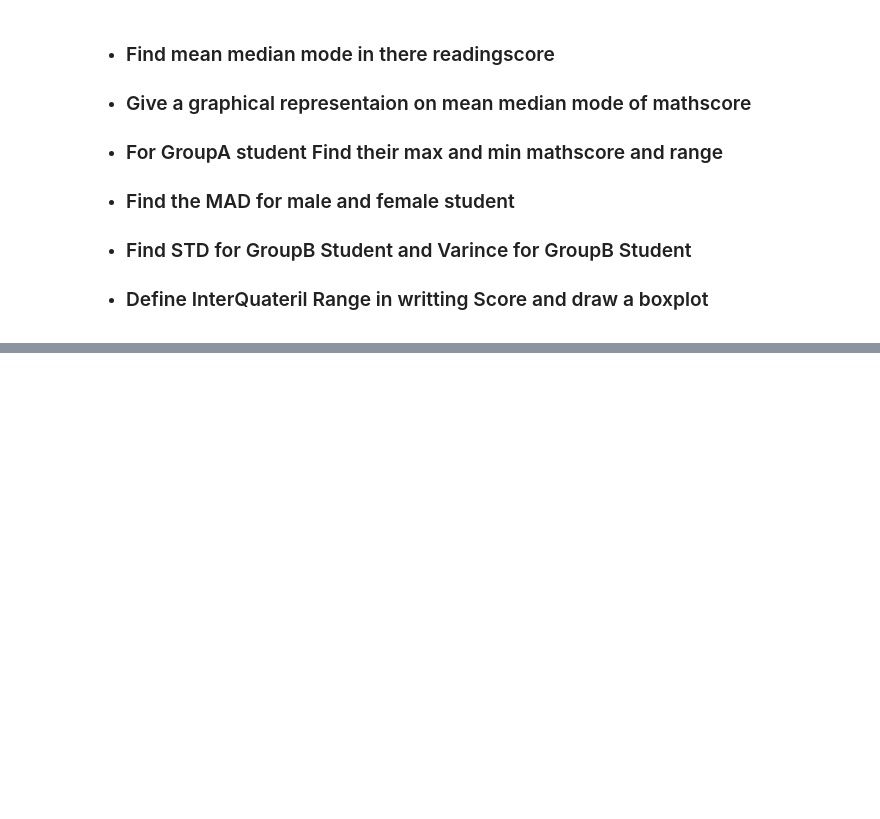
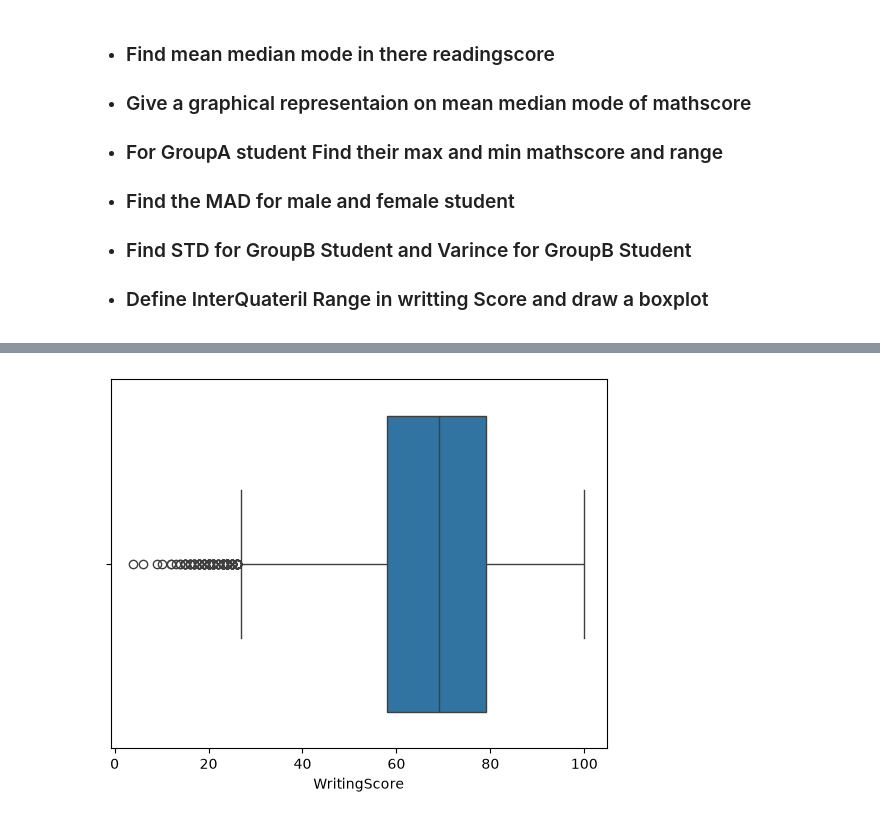
Before and after one commit to ganapathimallya/DataScience, a Jupyter notebook: Statistics/Phase 3.ipynb, the cells around one changed output, grey strips where cells are left out. Drawn from its saved outputs; the diff is of its cells as text; code cells hidden in the pictures; blank space fills up the shorter version.

```diff
--- a/Statistics/Phase 3.ipynb
+++ b/Statistics/Phase 3.ipynb
@@ -96,0 +121,10 @@ sns.boxplot(data=titanic_df,x='Age')
+# %%
+Q1=student_df['WritingScore'].quantile(0.25)
+Q3=student_df['WritingScore'].quantile(0.75)
+IQR=Q3-Q1
+Q1,Q3,IQR
+
+sns.boxplot(data=student_df,x='WritingScore')
+plt.show()
+# %% [output]
+[figure, added]
```
Also changed, not shown: parts of 8 cells of this notebook, 1 other file.
